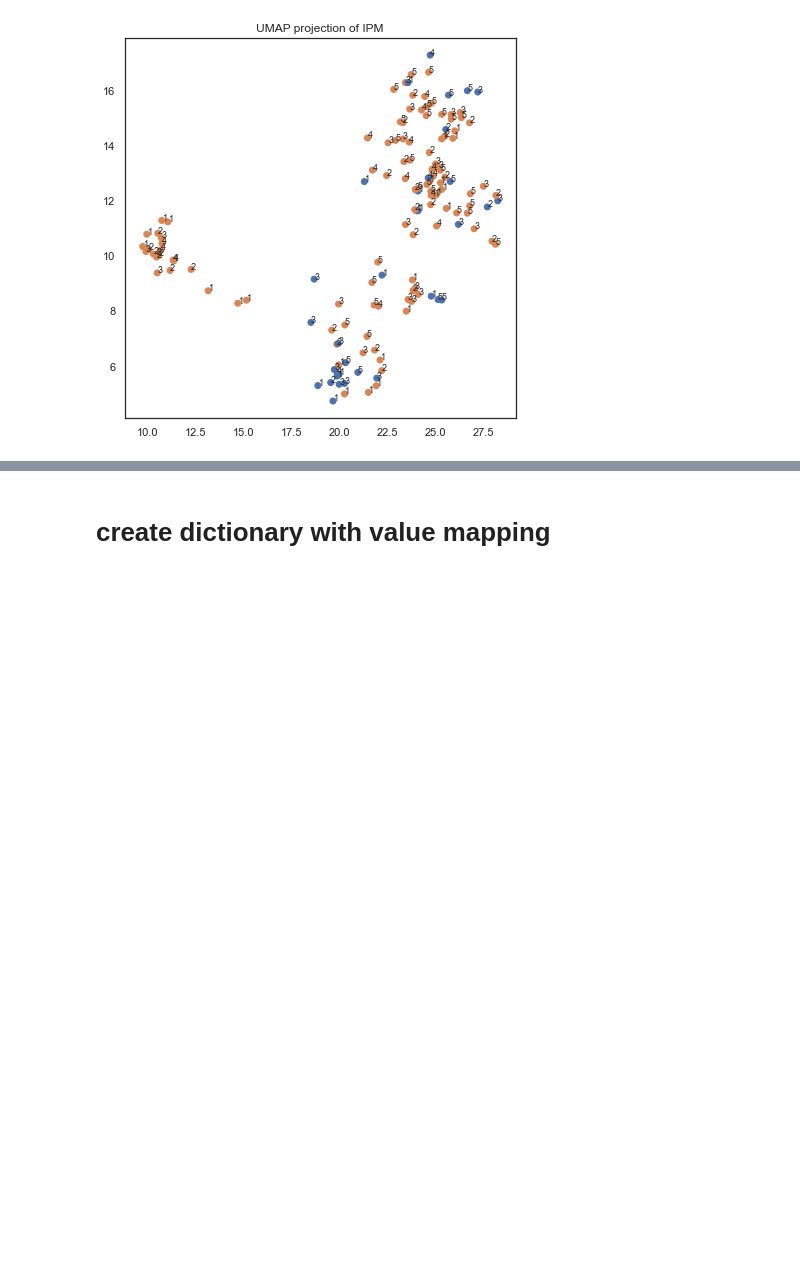
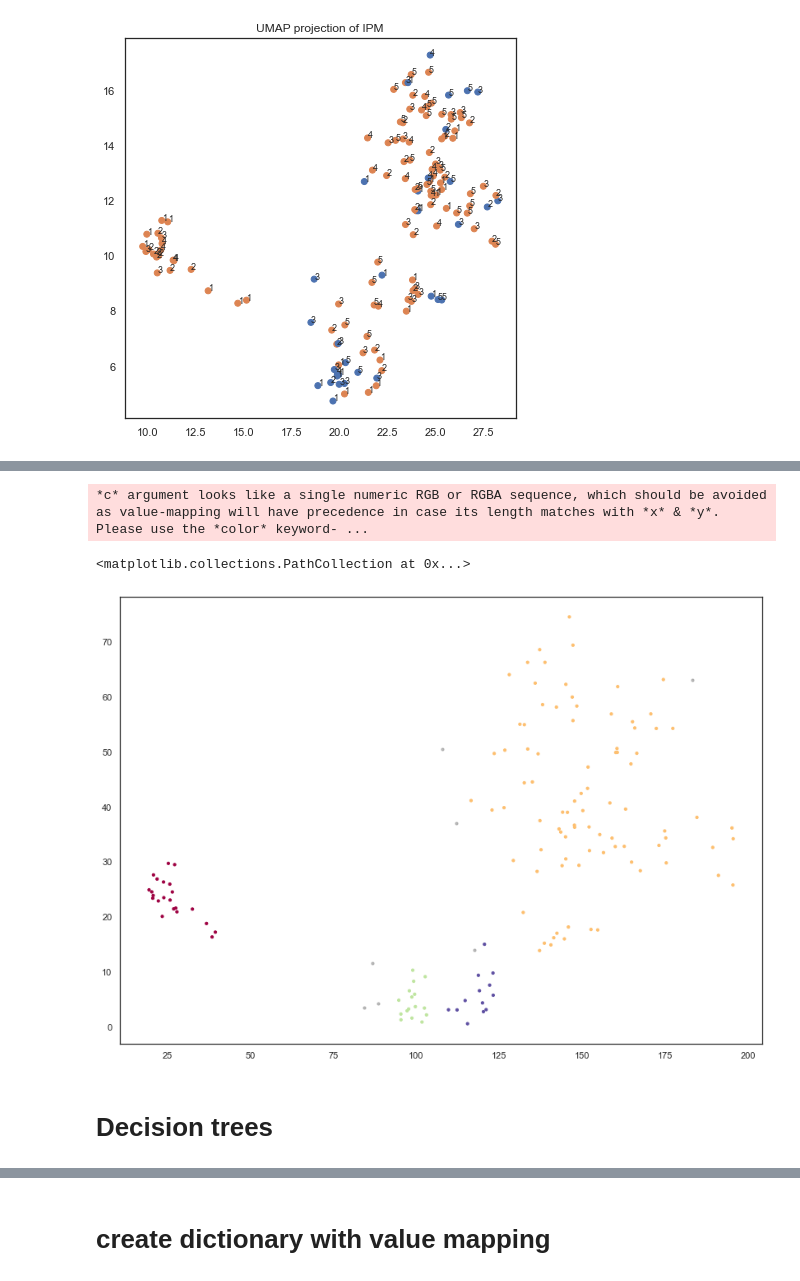
Before and after one commit to MartinMarzi/IPMdecisions, a Jupyter notebook: IPMdecisions-DataExploration-1_3.ipynb, the cells around one changed output, grey strips where cells are left out. Saved outputs shown, nothing was run; the diff lists cells and outputs as text; code cells hidden in the pictures; blank space fills up the shorter version.

```diff
--- a/IPMdecisions-DataExploration-1_3.ipynb
+++ b/IPMdecisions-DataExploration-1_3.ipynb
@@ -268,0 +302,21 @@ Text(0.5, 1.0, 'UMAP projection of IPM')
+# %%
+# hdbscan
+hdbscan_labels = hdbscan.HDBSCAN(min_samples=3, min_cluster_size=10).fit_predict(intersection_embedding)
+
+clustered = (hdbscan_labels >= 0)
+plt.scatter(intersection_embedding[~clustered, 0],
+            intersection_embedding[~clustered, 1],
+            c=(0.5, 0.5, 0.5),
+            s=10,
+            alpha=0.5)
+plt.scatter(intersection_embedding[clustered, 0],
+            intersection_embedding[clustered, 1],
+            c=hdbscan_labels[clustered],
+            s=10,
+            cmap='Spectral')
+# %% [output]
+*c* argument looks like a single numeric RGB or RGBA sequence, which should be avoided as value-mapping will have precedence in case its length matches with *x* & *y*.  Please use the *color* keyword- ...
+<matplotlib.collections.PathCollection at 0x...>
+[figure, added]
+# %% [markdown]
+# Decision trees
```
Also changed, not shown: parts of 21 cells of this notebook, 3 other files.
